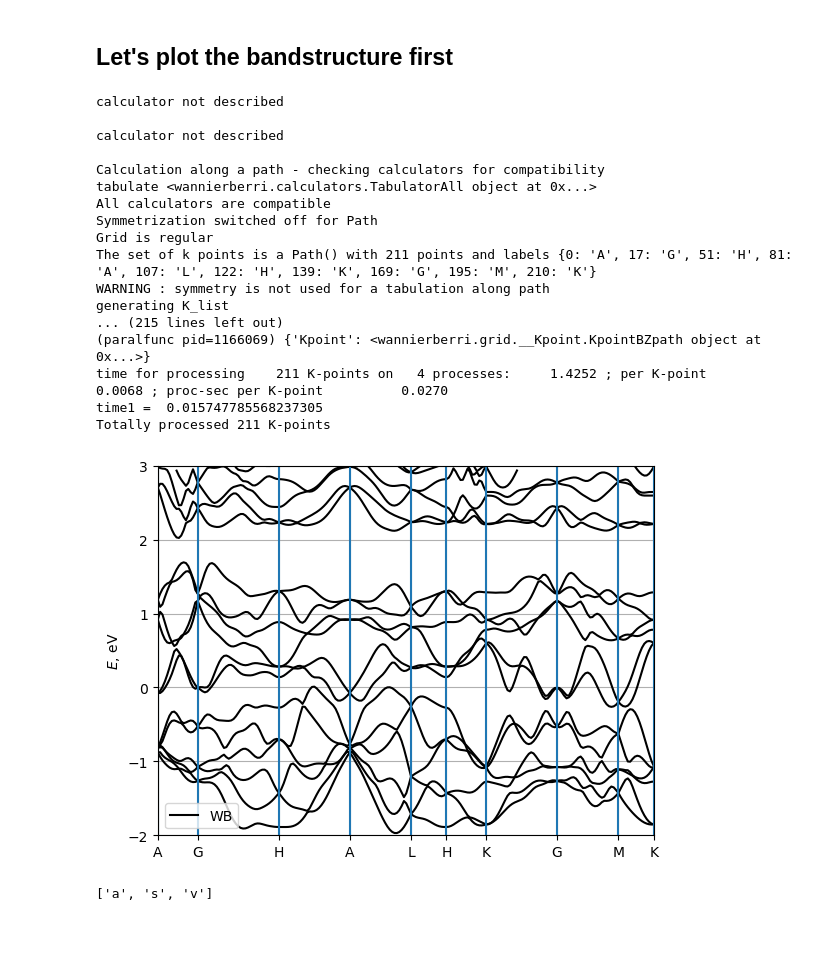
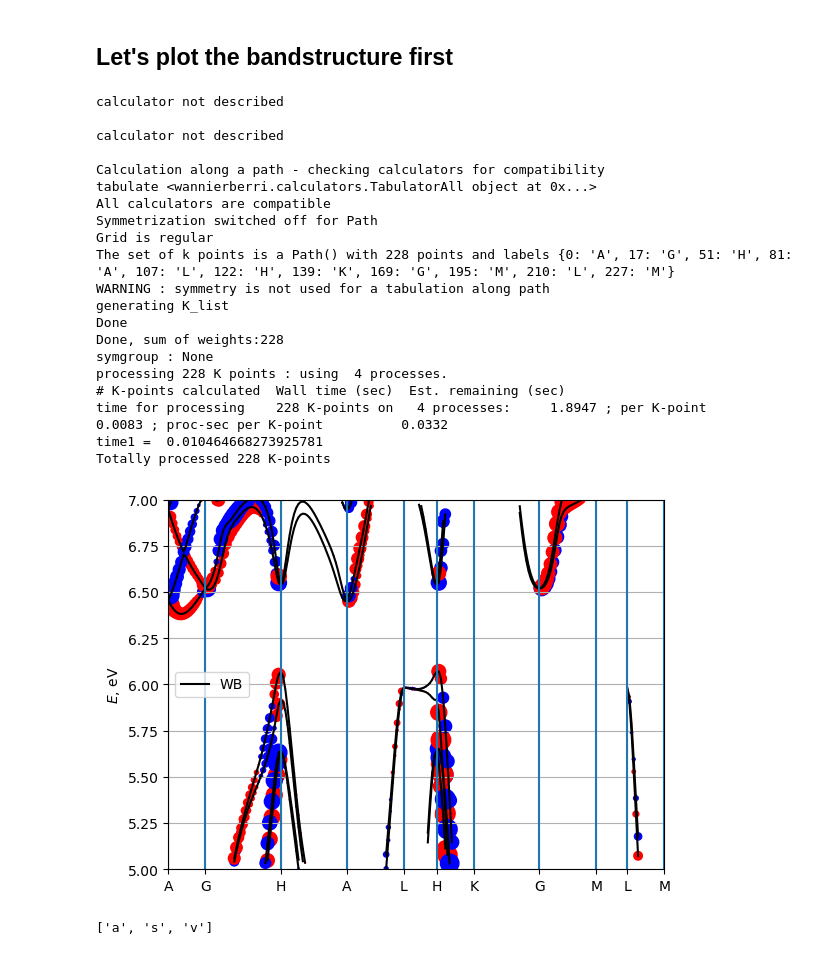
Before and after one commit to wannier-berri/wannier-berri, a Jupyter notebook: tutorial/tutorial-tetrahedral-grids.ipynb, the cells around one changed output. Cells and saved outputs as stored; diff of their text form; code cells hidden in the pictures.

```diff
--- a/tutorial/tutorial-tetrahedral-grids.ipynb
+++ b/tutorial/tutorial-tetrahedral-grids.ipynb
@@ -41,12 +41,10 @@ Using WannierBerri version 0.13.5
 
 In this example we use data stored in the form of a Sparse model. This is a low-precision model, but it describes the valence band of Tellurium reasonably well. Please, update the paths if needed
 # %%
-param = pickle.load(open("../tests/data/Te_sparse/parameters_Te_high","rb"))
+param = pickle.load(open("../tests/data/Te_sparse/parameters_Te_low.pickle","rb"))
 system = wberri.system.SystemSparse(**param)
 x=0.259
-
-if False:
-    system.symmetrize(
+system.symmetrize(
     # positions: positions of each atoms in a unitcell (direct coordinate system)
     positions = np.array([[x, 0 , 1./3],
                     [1-x, 1-x, 0],
@@ -99,8 +113,8 @@ def plotbands(path,Emin=5,Emax=7):
 
     path_result = result.results["tabulate"]
     path_result.plot_path_fat( path,
-             # quantity="berry",
-             # component="z",
+              quantity="berry",
+              component="z",
               save_file=None,
               Eshift=0,
               Emin=Emin,  Emax=Emax,
@@ -108,42 +122,45 @@ def plotbands(path,Emin=5,Emax=7):
               mode="fatband",
               fatfactor=20,
               cut_k=False,
               close_fig=False,
               show_fig=False,
               label = "WB"
               )
 
     plt.legend()
     plt.grid()
     plt.show()
     plt.close()
 
-pth = list("AGHALHKGMK") #+[None,"L","M"]
+pth = list("AGHALHKGMK")+[None,"L","M"]
 path=wberri.Path(system,
                  k_nodes=[ nodes[k] for k in pth ],
                  labels=[s for s in pth if s is not None],
                  length=200 )
 
-plotbands(path,Emin=-2,Emax=3)
+plotbands(path)
 # %% [output]
 calculator not described
 
 calculator not described
 
 Calculation along a path - checking calculators for compatibility
 tabulate <wannierberri.calculators.TabulatorAll object at 0x...>
 All calculators are compatible
 Symmetrization switched off for Path
 Grid is regular
-The set of k points is a Path() with 211 points and labels {0: 'A', 17: 'G', 51: 'H', 81: 'A', 107: 'L', 122: 'H', 139: 'K', 169: 'G', 195: 'M', 210: 'K'}
+The set of k points is a Path() with 228 points and labels {0: 'A', 17: 'G', 51: 'H', 81: 'A', 107: 'L', 122: 'H', 139: 'K', 169: 'G', 195: 'M', 210: 'L', 227: 'M'}
 WARNING : symmetry is not used for a tabulation along path
 generating K_list
-... (215 lines left out)
-(paralfunc pid=1166069) {'Kpoint': <wannierberri.grid.__Kpoint.KpointBZpath object at 0x...>}
-time for processing    211 K-points on   4 processes:     1.4252 ; per K-point          0.0068 ; proc-sec per K-point          0.0270
-time1 =  0.015747785568237305
-Totally processed 211 K-points
+Done
+Done, sum of weights:228
+symgroup : None
+processing 228 K points : using  4 processes.
+# K-points calculated  Wall time (sec)  Est. remaining (sec)
+time for processing    228 K-points on   4 processes:     1.8947 ; per K-point          0.0083 ; proc-sec per K-point          0.0332
+time1 =  0.010464668273925781
+Totally processed 228 K-points
-[figure, old version]
+[figure, new version]
 # %%
 list("asv")
 # %% [output]
```
Also changed, not shown: parts of 2 cells of this notebook.
